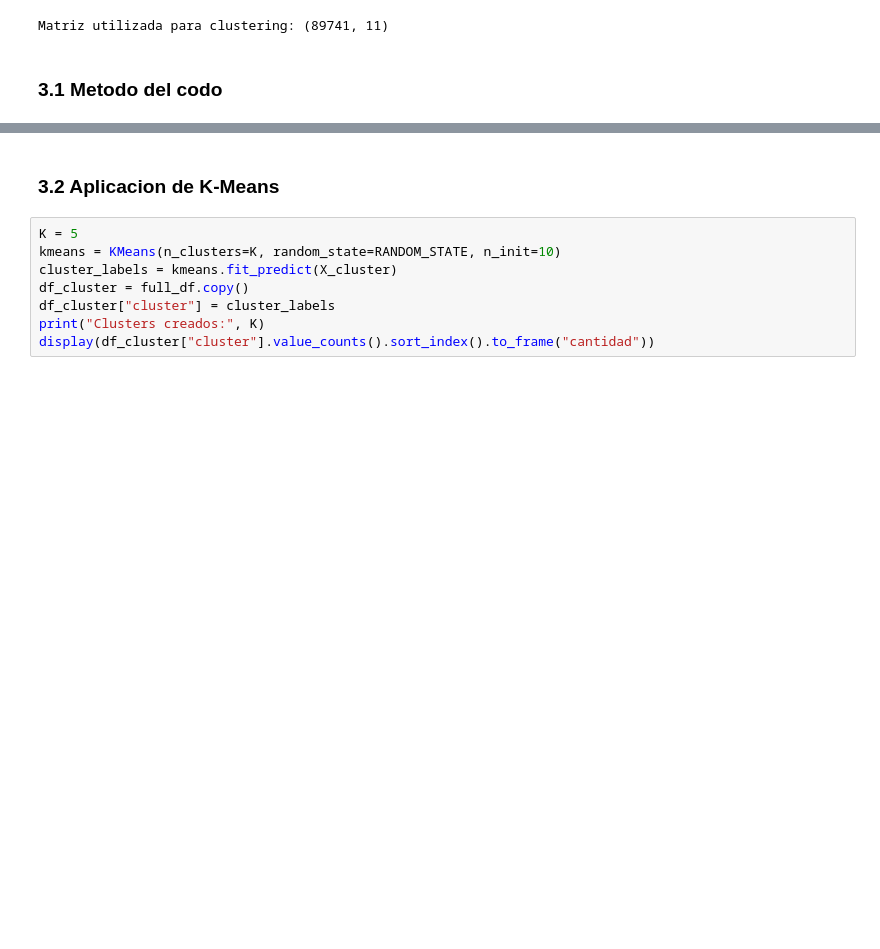
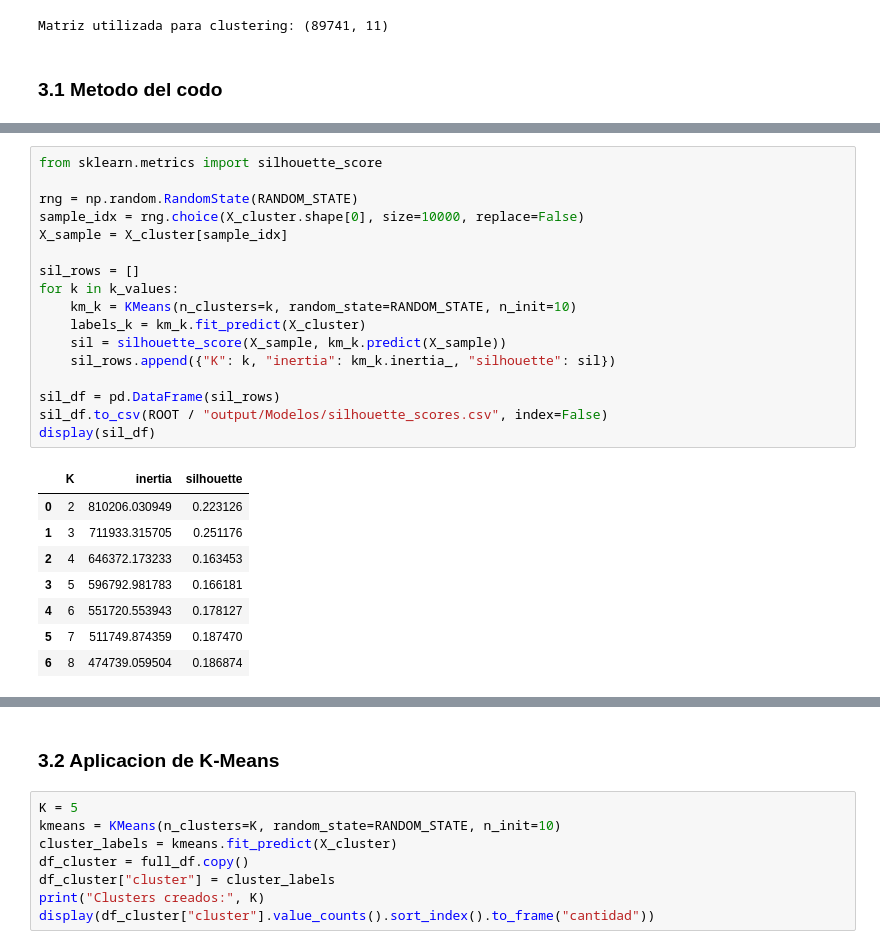
Before and after one commit to BRomanman/Spotify_ML, a Jupyter notebook: Spotify_ML_eva2/Notebook/Exploracion_inicial/2_Modelizacion.ipynb, the cells around one changed output, grey strips where cells are left out. Cells and saved outputs as stored; diff of their text form; blank space fills up the shorter version.

```diff
--- a/Spotify_ML_eva2/Notebook/Exploracion_inicial/2_Modelizacion.ipynb
+++ b/Spotify_ML_eva2/Notebook/Exploracion_inicial/2_Modelizacion.ipynb
@@ -119,0 +195,26 @@ C:\Users\Roma\Documents\proyectos dudoc\Spotify_ML_GitHub\output\Graficos\metodo
+# %%
+from sklearn.metrics import silhouette_score
+
+rng = np.random.RandomState(RANDOM_STATE)
+sample_idx = rng.choice(X_cluster.shape[0], size=10000, replace=False)
+X_sample = X_cluster[sample_idx]
+
+sil_rows = []
+for k in k_values:
+    km_k = KMeans(n_clusters=k, random_state=RANDOM_STATE, n_init=10)
+    labels_k = km_k.fit_predict(X_cluster)
+    sil = silhouette_score(X_sample, km_k.predict(X_sample))
+    sil_rows.append({"K": k, "inertia": km_k.inertia_, "silhouette": sil})
+
+sil_df = pd.DataFrame(sil_rows)
+sil_df.to_csv(ROOT / "output/Modelos/silhouette_scores.csv", index=False)
+display(sil_df)
+# %% [output]
+|  | K | inertia | silhouette |
+| 0 | 2 | 810206.030949 | 0.223126 |
+| 1 | 3 | 711933.315705 | 0.251176 |
+| 2 | 4 | 646372.173233 | 0.163453 |
+| 3 | 5 | 596792.981783 | 0.166181 |
+| 4 | 6 | 551720.553943 | 0.178127 |
+| 5 | 7 | 511749.874359 | 0.187470 |
+| 6 | 8 | 474739.059504 | 0.186874 |
```
Also changed, not shown: parts of 14 cells of this notebook, 24 other files.
